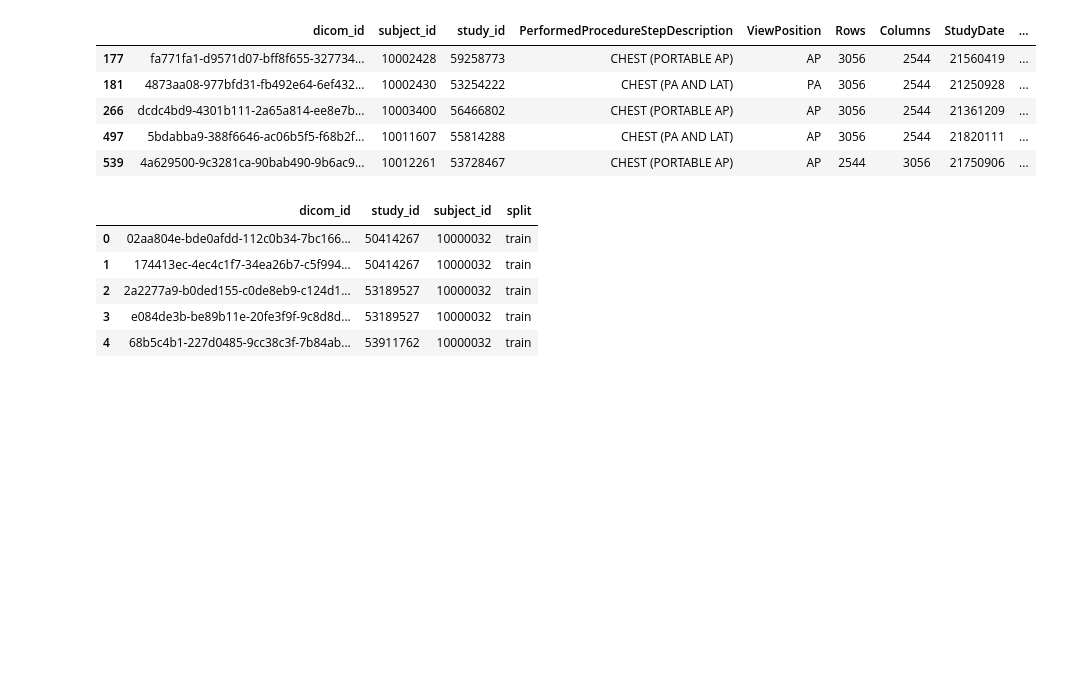
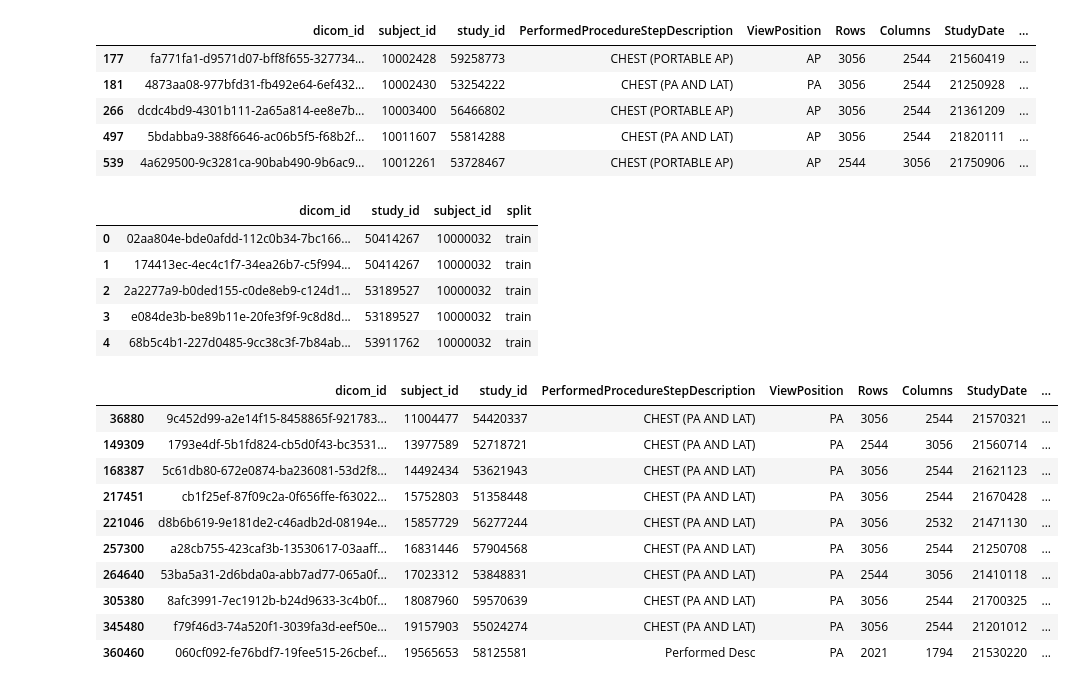
Before and after one commit to ChihchengHsieh/MIMIC-Eye, a Jupyter notebook: [Patient-Level] (4) Import _CXR_images copy.ipynb, the cells around one changed output. Drawn from its saved outputs; the diff is of its cells as text; code cells hidden in the pictures; blank space fills up the shorter version.

```diff
--- a/[Patient-Level] (4) Import _CXR_images copy.ipynb
+++ b/[Patient-Level] (4) Import _CXR_images copy.ipynb
@@ -130,3 +128,17 @@ cxr_negbio_df.to_csv(os.path.join(
     spreadsheet_folder_path, "cxr_negbio.csv"))
 cxr_split_df.to_csv(os.path.join(
     spreadsheet_folder_path, "cxr_split.csv"))
+# %%
+cxr_meta_df[cxr_meta_df["in_reflacx"] & cxr_meta_df["in_eye_gaze"]]
+# %% [output]
+|  | dicom_id | subject_id | study_id | PerformedProcedureStepDescription | ViewPosition | Rows | Columns | StudyDate | ... |
+| 36880 | 9c452d99-a2e14f15-8458865f-921783... | 11004477 | 54420337 | CHEST (PA AND LAT) | PA | 3056 | 2544 | 21570321 | ... |
+| 149309 | 1793e4df-5b1fd824-cb5d0f43-bc3531... | 13977589 | 52718721 | CHEST (PA AND LAT) | PA | 2544 | 3056 | 21560714 | ... |
+| 168387 | 5c61db80-672e0874-ba236081-53d2f8... | 14492434 | 53621943 | CHEST (PA AND LAT) | PA | 3056 | 2544 | 21621123 | ... |
+| 217451 | cb1f25ef-87f09c2a-0f656ffe-f63022... | 15752803 | 51358448 | CHEST (PA AND LAT) | PA | 3056 | 2544 | 21670428 | ... |
+| 221046 | d8b6b619-9e181de2-c46adb2d-08194e... | 15857729 | 56277244 | CHEST (PA AND LAT) | PA | 3056 | 2532 | 21471130 | ... |
+| 257300 | a28cb755-423caf3b-13530617-03aaff... | 16831446 | 57904568 | CHEST (PA AND LAT) | PA | 3056 | 2544 | 21250708 | ... |
+| 264640 | 53ba5a31-2d6bda0a-abb7ad77-065a0f... | 17023312 | 53848831 | CHEST (PA AND LAT) | PA | 2544 | 3056 | 21410118 | ... |
+| 305380 | 8afc3991-7ec1912b-b24d9633-3c4b0f... | 18087960 | 59570639 | CHEST (PA AND LAT) | PA | 3056 | 2544 | 21700325 | ... |
+| 345480 | f79f46d3-74a520f1-3039fa3d-eef50e... | 19157903 | 55024274 | CHEST (PA AND LAT) | PA | 3056 | 2544 | 21201012 | ... |
+| 360460 | 060cf092-fe76bdf7-19fee515-26cbef... | 19565653 | 58125581 | Performed Desc | PA | 2021 | 1794 | 21530220 | ... |
```
Also changed, not shown: parts of 1 cell of this notebook, 15 other files.
